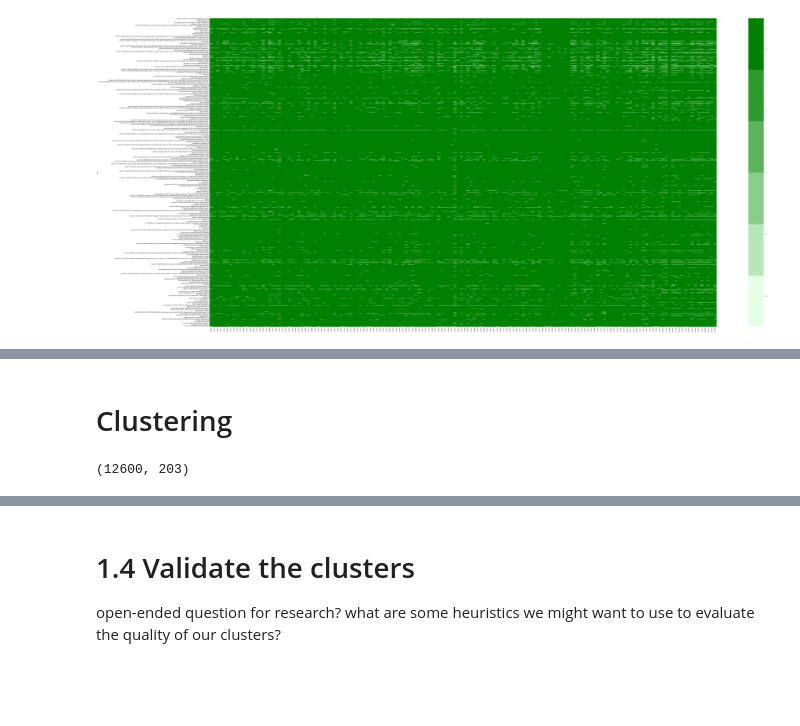
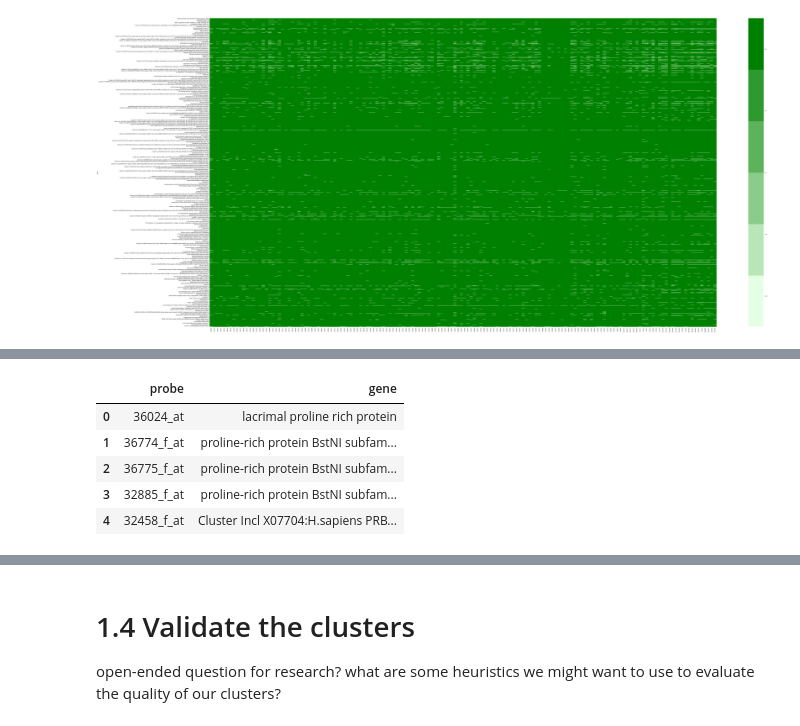
Before and after one commit to jeannefukumaru/aiap_02_unsupervised, a Jupyter notebook: clustering_cancer.ipynb, the cells around one changed output, grey strips where cells are left out. Drawn from its saved outputs; the diff is of its cells as text; code cells hidden in the pictures; blank space fills up the shorter version.

Commit message:
added clustering_cancer2 nb

```diff
--- a/clustering_cancer.ipynb
+++ b/clustering_cancer.ipynb
@@ -89,6 +65,10 @@ sns.clustermap(dfB)
-# %% [markdown]
-# Clustering
-# %%
-dist_dfA = pdist
-# %% [output]
-(12600, 203)
+# %%
+gene_des = pd.read_csv('data/interim/DatasetA_3312genesetdescription_sd50.csv', header=None, names=['probe','gene'])
+gene_des.head()
+# %% [output]
+|  | probe | gene |
+| 0 | 36024_at | lacrimal proline rich protein |
+| 1 | 36774_f_at | proline-rich protein BstNI subfam... |
+| 2 | 36775_f_at | proline-rich protein BstNI subfam... |
+| 3 | 32885_f_at | proline-rich protein BstNI subfam... |
+| 4 | 32458_f_at | Cluster Incl X07704:H.sapiens PRB... |
```
Also changed, not shown: parts of 13 cells of this notebook, 3 other files.
